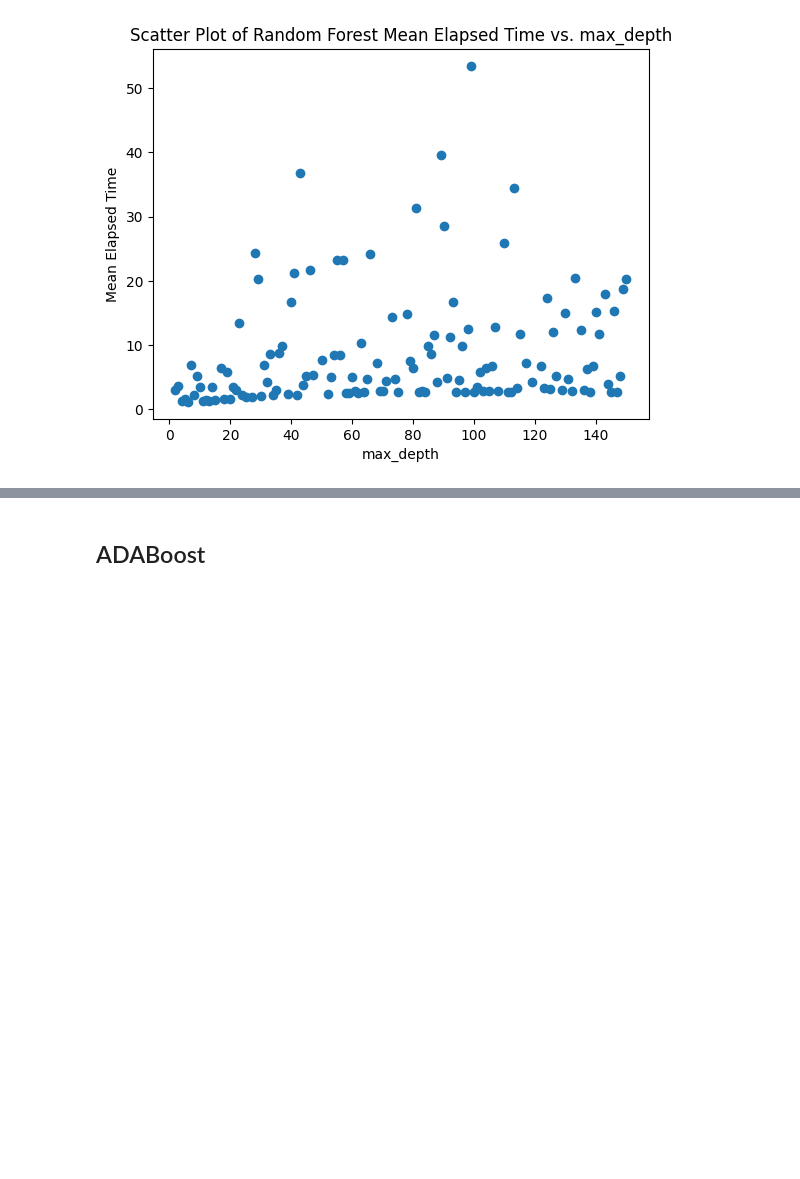
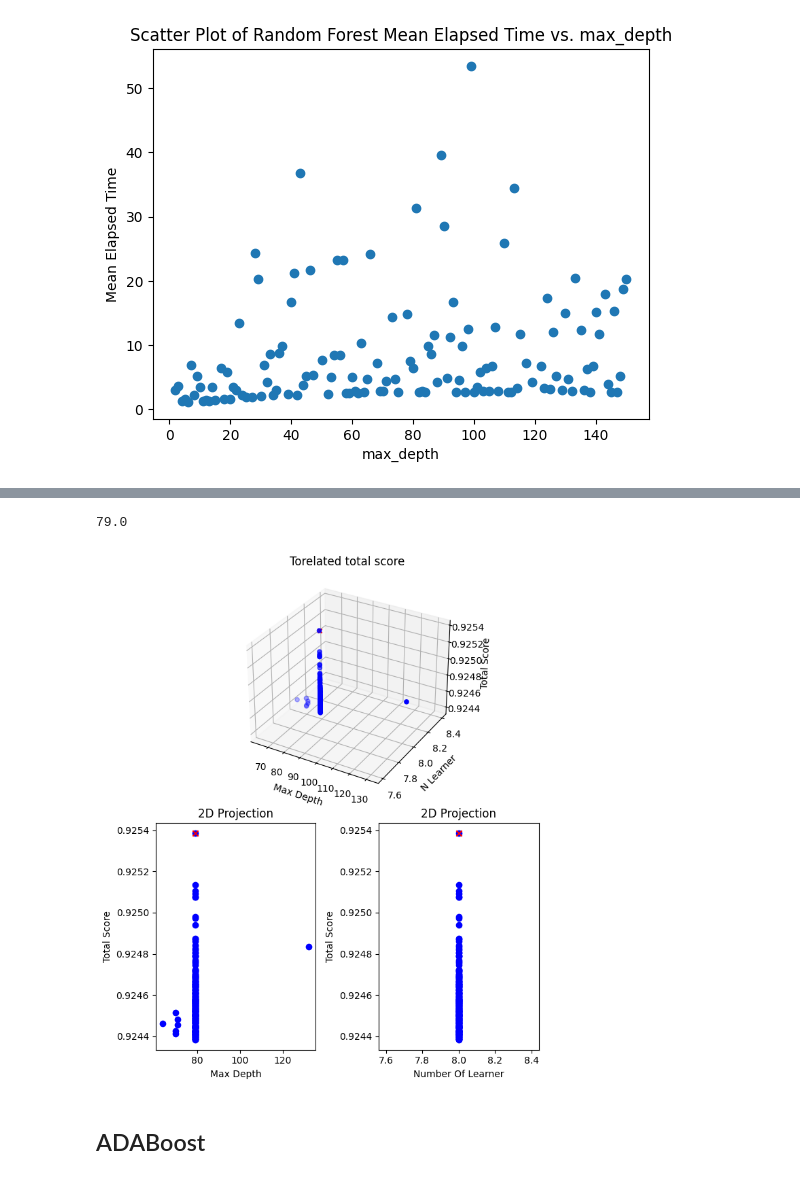
Before and after one commit to hmda77/Ensemble-Indoor-Loc, a Jupyter notebook: Boosting_Algorithm/Genetic Algorithm Hyperparameters Tuning/working_on_GA_Results.ipynb, the cells around one changed output, grey strips where cells are left out. Cells and saved outputs as stored; diff of their text form; code cells hidden in the pictures; blank space fills up the shorter version.

Commit message:
Add tolerated Plot for RF Model

```diff
--- a/Boosting_Algorithm/Genetic Algorithm Hyperparameters Tuning/working_on_GA_Results.ipynb
+++ b/Boosting_Algorithm/Genetic Algorithm Hyperparameters Tuning/working_on_GA_Results.ipynb
@@ -77,3 +77,22 @@ plt.title('Scatter Plot of Random Forest Mean Elapsed Time vs. max_depth')
 plt.show()
 # %% [output]
 [figure]
+# %%
+
+# Find the row with the maximum 'total_score'
+max_total_score_row = rfdf.loc[rfdf['total_score'].idxmax()]
+
+# Print Max Total Score information
+print(f"Max Total Score: {max_total_score_row['max_depth']}, {max_total_score_row['n_learner']}, {max_total_score_row['total_score']}")
+
+
+# Calculate the tolerance threshold (maximum_total_score - 0.02)
+tolerance_threshold = max_total_score_row['total_score'] -0.001
+
+# Find rows with total_score within the tolerance range
+rows_within_tolerance = rfdf[rfdf['total_score'] >= tolerance_threshold]
+
+# Iterate through each row within tolerance and calculate tolerance percentage
+for index, row in rows_within_tolerance.iterrows():
+    tolerance_percentage = ((row['total_score'] - max_total_score_row['total_score']) / max_total_score_row['total_score']) * 100
+    print(f"{row[['max_depth', 'n_learner', 'f1_score', 'elapsed_time', 'total_score']].tolist()}, {tolerance_percentage:.2f}% Tolerance")
@@ -80,3 +117,48 @@ plt.show()
+# %%
+max_total_score_row['max_depth']
+# %% [output]
+79.0
+# %%
+
+# Plot 3D scatter plot
+fig = plt.figure(figsize=(10, 8))
+
+# Subplot 1 (Merged with Subplot 2)
+ax1 = plt.subplot2grid((2, 3), (0, 0), colspan=2, projection='3d')
+ax1.scatter(rows_within_tolerance['max_depth'], rows_within_tolerance['n_learner'], rows_within_tolerance['total_score'], c='b', marker='o', label='Within Tolerance')
+ax1.scatter(max_total_score_row['max_depth'], max_total_score_row['n_learner'], max_total_score_row['total_score'], c='r', marker='x', label='Max Total Score')
+ax1.set_xlabel('Max Depth')
+ax1.set_ylabel('N Learner')
+ax1.set_zlabel('Total Score')
+ax1.set_title('Torelated total score')
+
+# Subplot 3
+ax3 = plt.subplot2grid((2, 3), (1, 0))
+ax3.scatter(rows_within_tolerance['max_depth'], rows_within_tolerance['total_score'], c='b', marker='o', label='Within Tolerance')
+ax3.scatter(max_total_score_row['max_depth'], max_total_score_row['total_score'], c='r', marker='x', label='Max Total Score')
+ax3.set_xlabel('Max Depth')
+ax3.set_ylabel('Total Score')
+ax3.set_title('2D Projection')
+
+# Subplot 4
+ax4 = plt.subplot2grid((2, 3), (1, 1))
+ax4.scatter(rows_within_tolerance['n_learner'], rows_within_tolerance['total_score'], c='b', marker='o', label='Within Tolerance')
+ax4.scatter(max_total_score_row['n_learner'], max_total_score_row['total_score'], c='r', marker='x', label='Within Tolerance')
+ax4.set_xlabel('Number Of Learner')
+ax4.set_ylabel('Total Score')
+ax4.set_title('2D Projection')
+
+# Empty Subplot (Placeholder)
+ax2 = plt.subplot2grid((2, 3), (0, 2))
+ax2.axis('off')  # Turn off axis for the empty subplot
+
+# Adjust layout
+plt.tight_layout()
+
+# Show the plot
+plt.show()
+# %% [output]
+[figure, added]
 # %% [markdown]
 ## ADABoost
 # %%
```
Also changed, not shown: parts of 1 cell of this notebook.
